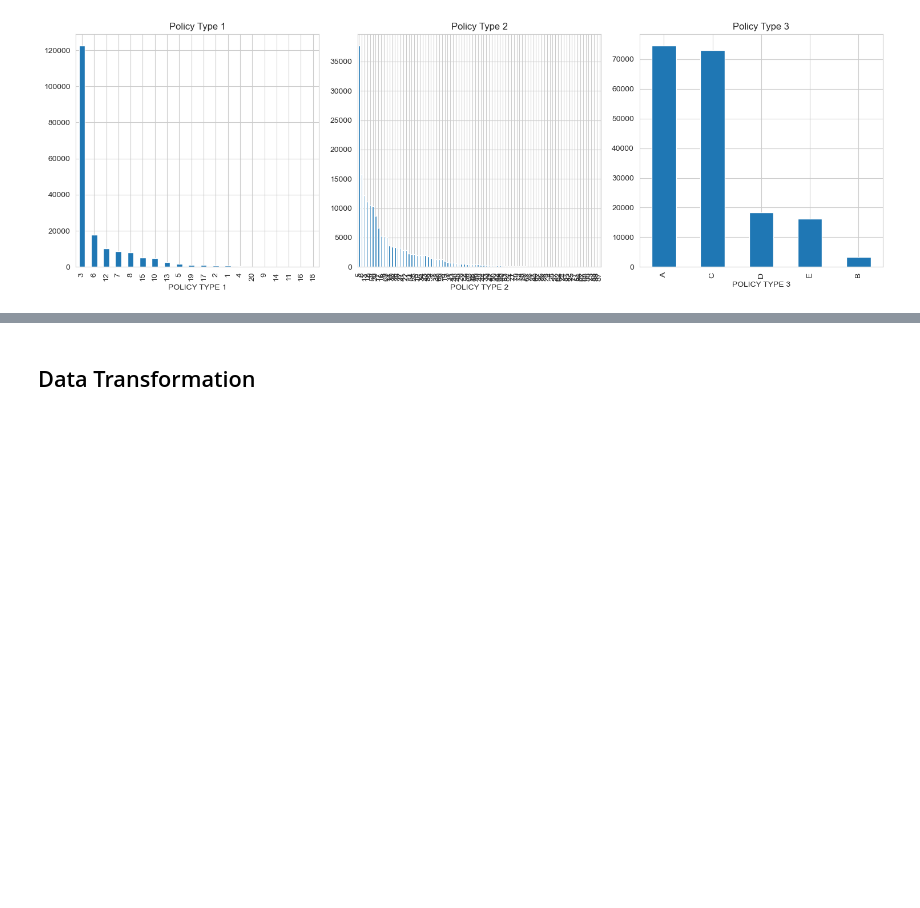
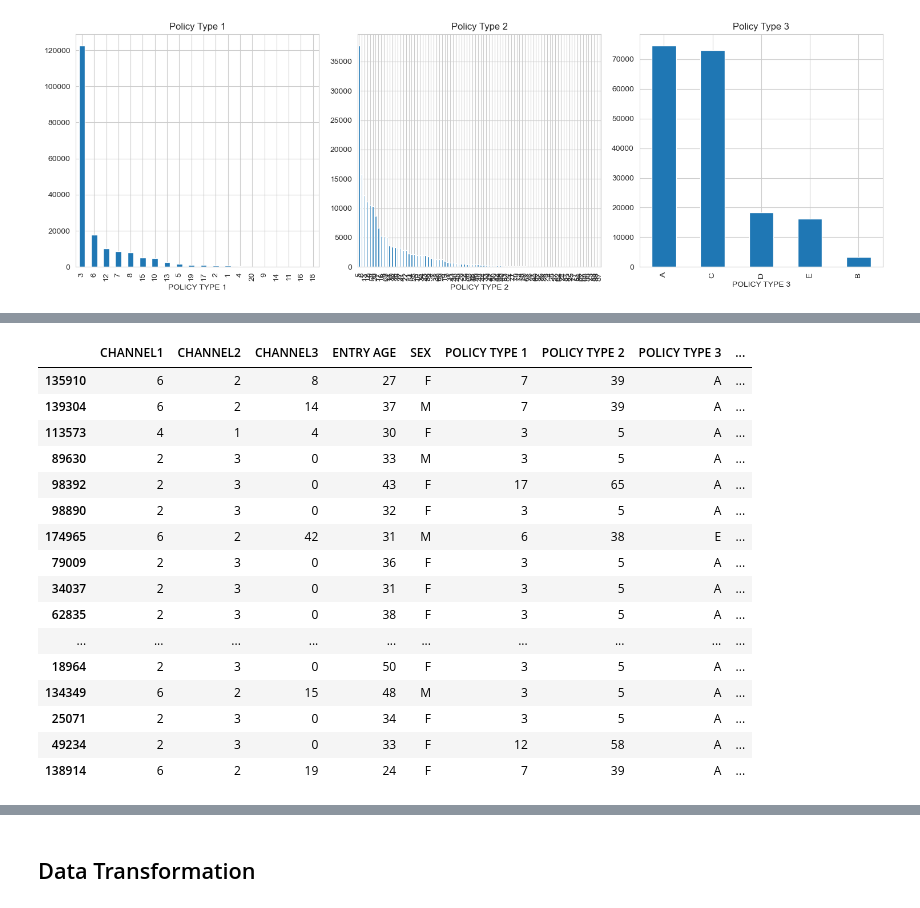
Before and after one commit to henrytan1117/insurance-lapse, a Jupyter notebook: 0.data_cleaning_EDA_feb_24.ipynb, the cells around one changed output, grey strips where cells are left out. Cells and saved outputs as stored; diff of their text form; code cells hidden in the pictures; blank space fills up the shorter version.

```diff
--- a/0.data_cleaning_EDA_feb_24.ipynb
+++ b/0.data_cleaning_EDA_feb_24.ipynb
@@ -323,0 +359,35 @@ plt.show()
+# %%
+# set up data split using the 70/30 rule
+# filter for rows where both columns are present to create a "Ground Truth" set, wihtout NA values
+complete_df = df.dropna(subset=['PREMIUM', 'BENEFIT']).copy()
+
+train_df, val_df = train_test_split(complete_df, test_size=0.3, random_state=42)
+
+# Create a 'test' set with artificial NAs to measure accuracy
+val_with_holes = val_df.copy()
+# Hide 10% of Premiums and 10% of Benefits randomly
+val_with_holes.loc[val_with_holes.sample(frac=0.1).index, 'PREMIUM'] = np.nan
+val_with_holes.loc[val_with_holes.sample(frac=0.1).index, 'BENEFIT'] = np.nan
+
+# checking the val_with_holes data frame
+# make sure there is random NA values in the PREMIUM and BENEFIT columns
+val_with_holes.head(20)
+# yes, verified
+# %% [output]
+|  | CHANNEL1 | CHANNEL2 | CHANNEL3 | ENTRY AGE | SEX | POLICY TYPE 1 | POLICY TYPE 2 | POLICY TYPE 3 | ... |
+| 135910 | 6 | 2 | 8 | 27 | F | 7 | 39 | A | ... |
+| 139304 | 6 | 2 | 14 | 37 | M | 7 | 39 | A | ... |
+| 113573 | 4 | 1 | 4 | 30 | F | 3 | 5 | A | ... |
+| 89630 | 2 | 3 | 0 | 33 | M | 3 | 5 | A | ... |
+| 98392 | 2 | 3 | 0 | 43 | F | 17 | 65 | A | ... |
+| 98890 | 2 | 3 | 0 | 32 | F | 3 | 5 | A | ... |
+| 174965 | 6 | 2 | 42 | 31 | M | 6 | 38 | E | ... |
+| 79009 | 2 | 3 | 0 | 36 | F | 3 | 5 | A | ... |
+| 34037 | 2 | 3 | 0 | 31 | F | 3 | 5 | A | ... |
+| 62835 | 2 | 3 | 0 | 38 | F | 3 | 5 | A | ... |
+| ... | ... | ... | ... | ... | ... | ... | ... | ... | ... |
+| 18964 | 2 | 3 | 0 | 50 | F | 3 | 5 | A | ... |
+| 134349 | 6 | 2 | 15 | 48 | M | 3 | 5 | A | ... |
+| 25071 | 2 | 3 | 0 | 34 | F | 3 | 5 | A | ... |
+| 49234 | 2 | 3 | 0 | 33 | F | 12 | 58 | A | ... |
+| 138914 | 6 | 2 | 19 | 24 | F | 7 | 39 | A | ... |
```
Also changed, not shown: parts of 8 cells of this notebook, 1 other file.
